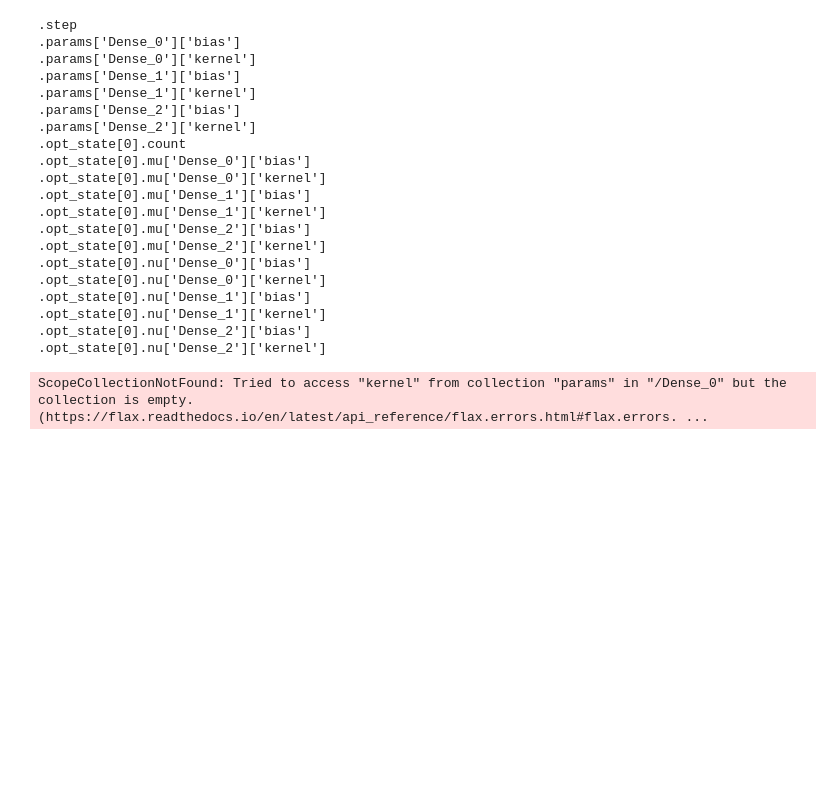
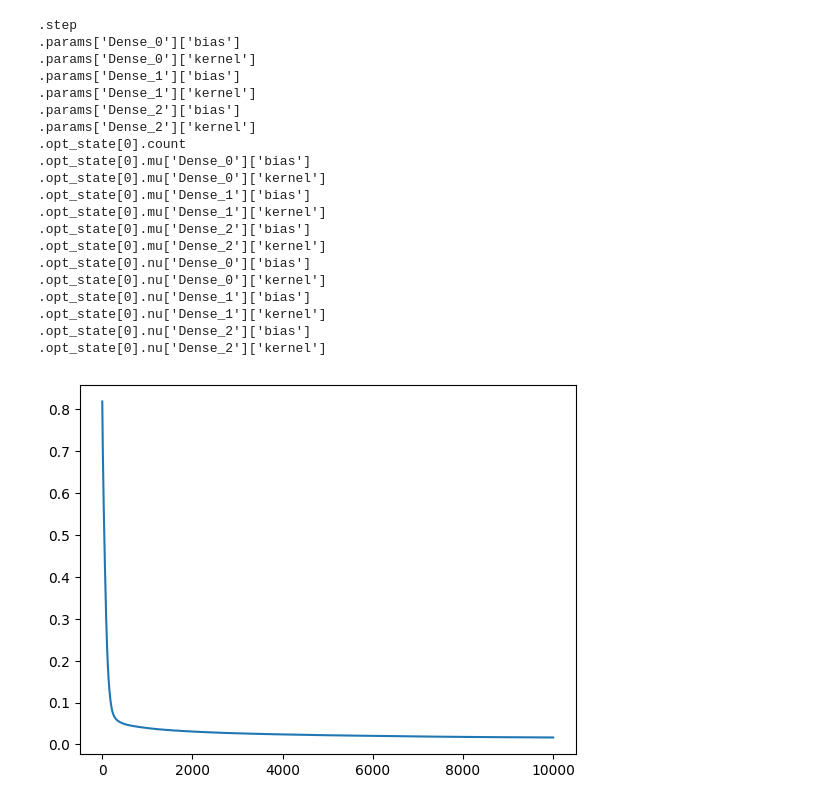
Before and after one commit to james116blue/game_theory_course, a Jupyter notebook: neural_net/malware_classification_flax.ipynb, the cells around one changed output. Saved outputs shown, nothing was run; the diff lists cells and outputs as text; code cells hidden in the pictures; blank space fills up the shorter version.

Commit message:
jax, classification in flax

```diff
--- a/neural_net/malware_classification_flax.ipynb
+++ b/neural_net/malware_classification_flax.ipynb
@@ -334,17 +336,20 @@ for key_path, value in flattened:
 .opt_state[0].nu['Dense_2']['kernel']
 # %%
 @jax.jit
-def train_step(state, batch):
+def train_step(state,
+               notused=None,
+               batch=(X_train, y_train),
+               ):
   """Train for a single step."""
   X_batch, y_batch = batch
   def loss_fn(params):
-    logits = state.apply_fn(params, X_batch)
+    logits = state.apply_fn({'params': params}, X_batch)
     loss =  optax.losses.softmax_cross_entropy_with_integer_labels(logits = logits, labels = y_batch).mean()
     return loss
-  grads, loss_value = jax.grad(loss_fn)(state.params)
+  loss_value, grads  = jax.value_and_grad(loss_fn)(state.params)
   state = state.apply_gradients(grads=grads)
   return state, loss_value
 # %%
-train_step(train_state_init, (X_train, y_train))
+train_state, loss = train_step(train_state_init,
+                               # (X_train, y_train),
+                               )
-# %% [output]
-ScopeCollectionNotFound: Tried to access "kernel" from collection "params" in "/Dense_0" but the collection is empty. (https://flax.readthedocs.io/en/latest/api_reference/flax.errors.html#flax.errors. ...
@@ -361,0 +356,9 @@ def compute_metrics(*, state, batch):
+# %%
+from functools import partial
+train_state, loss_vals = jax.lax.scan(train_step, train_state_init,  length=10**4)
+# %%
+import matplotlib.pyplot as plt
+plt.plot(loss_vals)
+plt.show()
+# %% [output]
+[figure, added]
```
Also changed, not shown: parts of 2 cells of this notebook.
